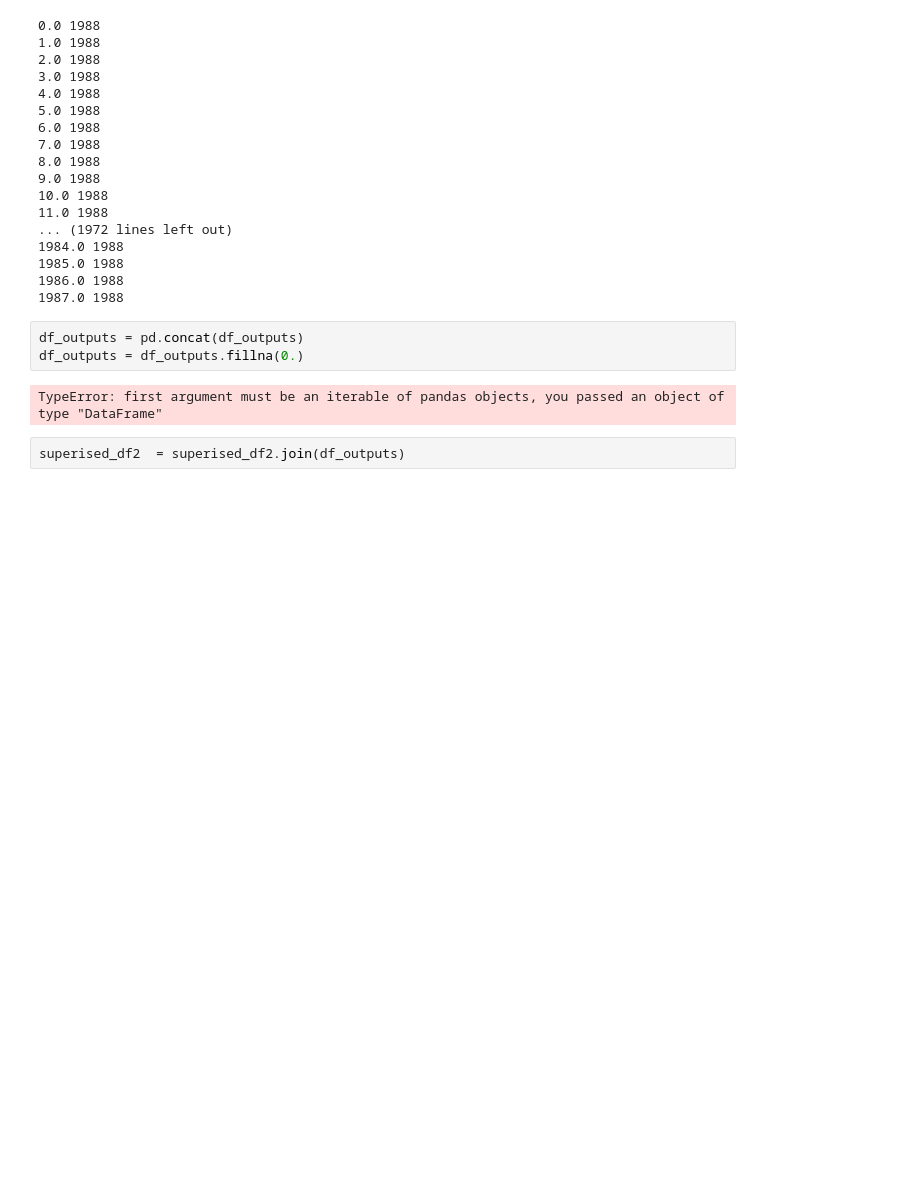
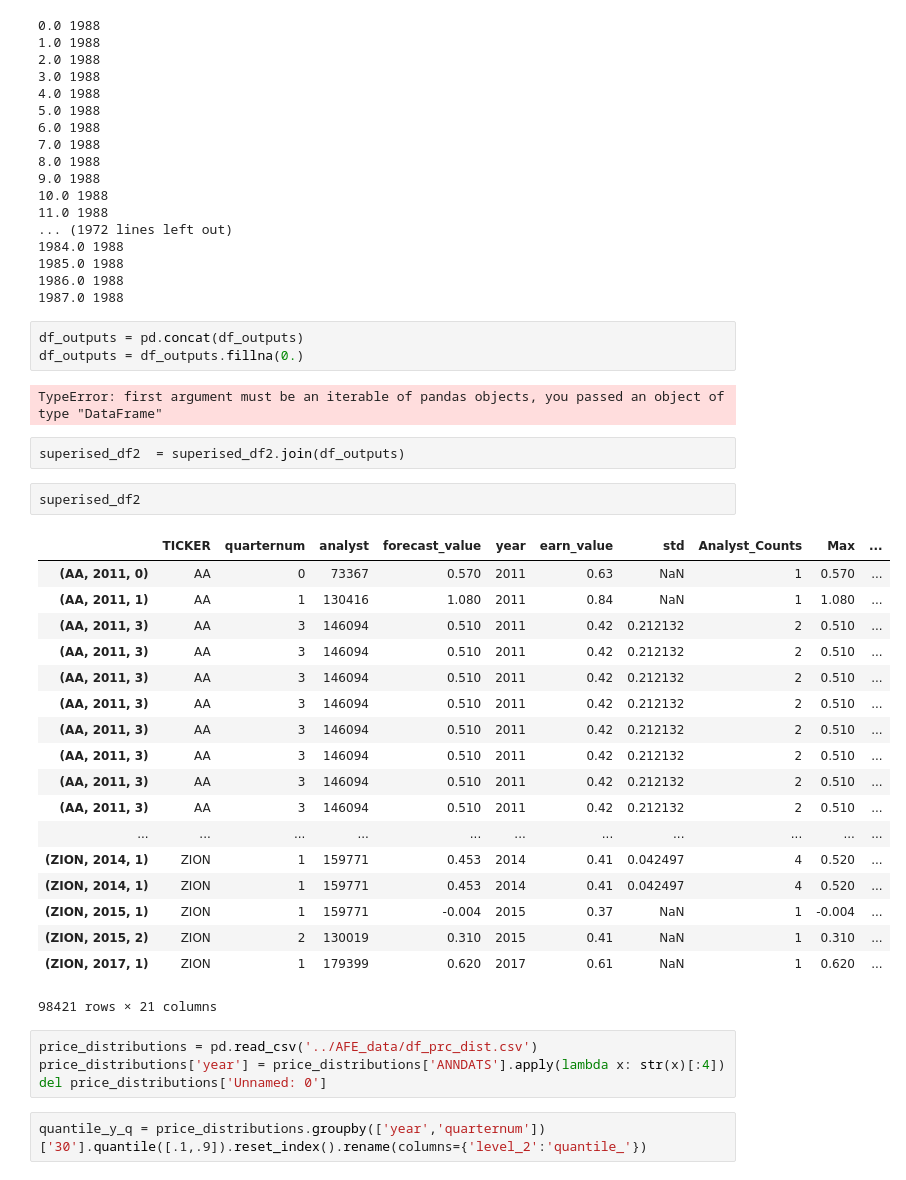
Before and after one commit to DijunLiu1995/DSQF, a Jupyter notebook: analyst_forecast/ipynb/stylized_and_full_distribution.ipynb, the cells around one changed output. Saved outputs shown, nothing was run; the diff lists cells and outputs as text; blank space fills up the shorter version.

```diff
--- a/analyst_forecast/ipynb/stylized_and_full_distribution.ipynb
+++ b/analyst_forecast/ipynb/stylized_and_full_distribution.ipynb
@@ -361,3 +361,30 @@ df_outputs = df_outputs.fillna(0.)
 TypeError: first argument must be an iterable of pandas objects, you passed an object of type "DataFrame"
 # %%
 superised_df2  = superised_df2.join(df_outputs)
+# %%
+superised_df2
+# %% [output]
+|  | TICKER | quarternum | analyst | forecast_value | year | earn_value | std | Analyst_Counts | Max | ... |
+| (AA, 2011, 0) | AA | 0 | 73367 | 0.570 | 2011 | 0.63 | NaN | 1 | 0.570 | ... |
+| (AA, 2011, 1) | AA | 1 | 130416 | 1.080 | 2011 | 0.84 | NaN | 1 | 1.080 | ... |
+| (AA, 2011, 3) | AA | 3 | 146094 | 0.510 | 2011 | 0.42 | 0.212132 | 2 | 0.510 | ... |
+| (AA, 2011, 3) | AA | 3 | 146094 | 0.510 | 2011 | 0.42 | 0.212132 | 2 | 0.510 | ... |
+| (AA, 2011, 3) | AA | 3 | 146094 | 0.510 | 2011 | 0.42 | 0.212132 | 2 | 0.510 | ... |
+| (AA, 2011, 3) | AA | 3 | 146094 | 0.510 | 2011 | 0.42 | 0.212132 | 2 | 0.510 | ... |
+| (AA, 2011, 3) | AA | 3 | 146094 | 0.510 | 2011 | 0.42 | 0.212132 | 2 | 0.510 | ... |
+| (AA, 2011, 3) | AA | 3 | 146094 | 0.510 | 2011 | 0.42 | 0.212132 | 2 | 0.510 | ... |
+| (AA, 2011, 3) | AA | 3 | 146094 | 0.510 | 2011 | 0.42 | 0.212132 | 2 | 0.510 | ... |
+| (AA, 2011, 3) | AA | 3 | 146094 | 0.510 | 2011 | 0.42 | 0.212132 | 2 | 0.510 | ... |
+| ... | ... | ... | ... | ... | ... | ... | ... | ... | ... | ... |
+| (ZION, 2014, 1) | ZION | 1 | 159771 | 0.453 | 2014 | 0.41 | 0.042497 | 4 | 0.520 | ... |
+| (ZION, 2014, 1) | ZION | 1 | 159771 | 0.453 | 2014 | 0.41 | 0.042497 | 4 | 0.520 | ... |
+| (ZION, 2015, 1) | ZION | 1 | 159771 | -0.004 | 2015 | 0.37 | NaN | 1 | -0.004 | ... |
+| (ZION, 2015, 2) | ZION | 2 | 130019 | 0.310 | 2015 | 0.41 | NaN | 1 | 0.310 | ... |
+| (ZION, 2017, 1) | ZION | 1 | 179399 | 0.620 | 2017 | 0.61 | NaN | 1 | 0.620 | ... |
+98421 rows × 21 columns
+# %%
+price_distributions = pd.read_csv('../AFE_data/df_prc_dist.csv')
+price_distributions['year'] = price_distributions['ANNDATS'].apply(lambda x: str(x)[:4])
+del price_distributions['Unnamed: 0']
+# %%
+quantile_y_q = price_distributions.groupby(['year','quarternum'])['30'].quantile([.1,.9]).reset_index().rename(columns={'level_2':'quantile_'})
```
Also changed, not shown: parts of 8 cells of this notebook.
